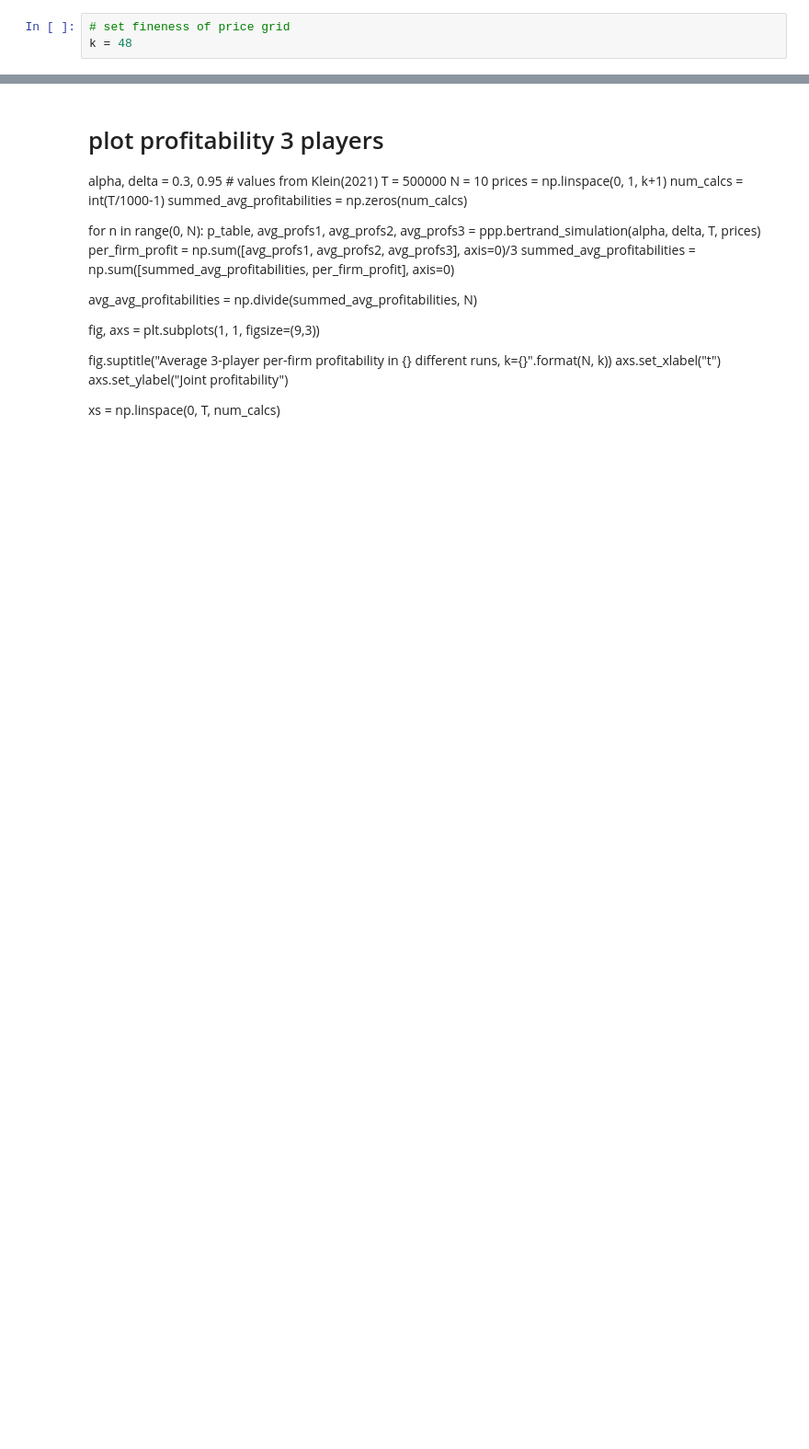
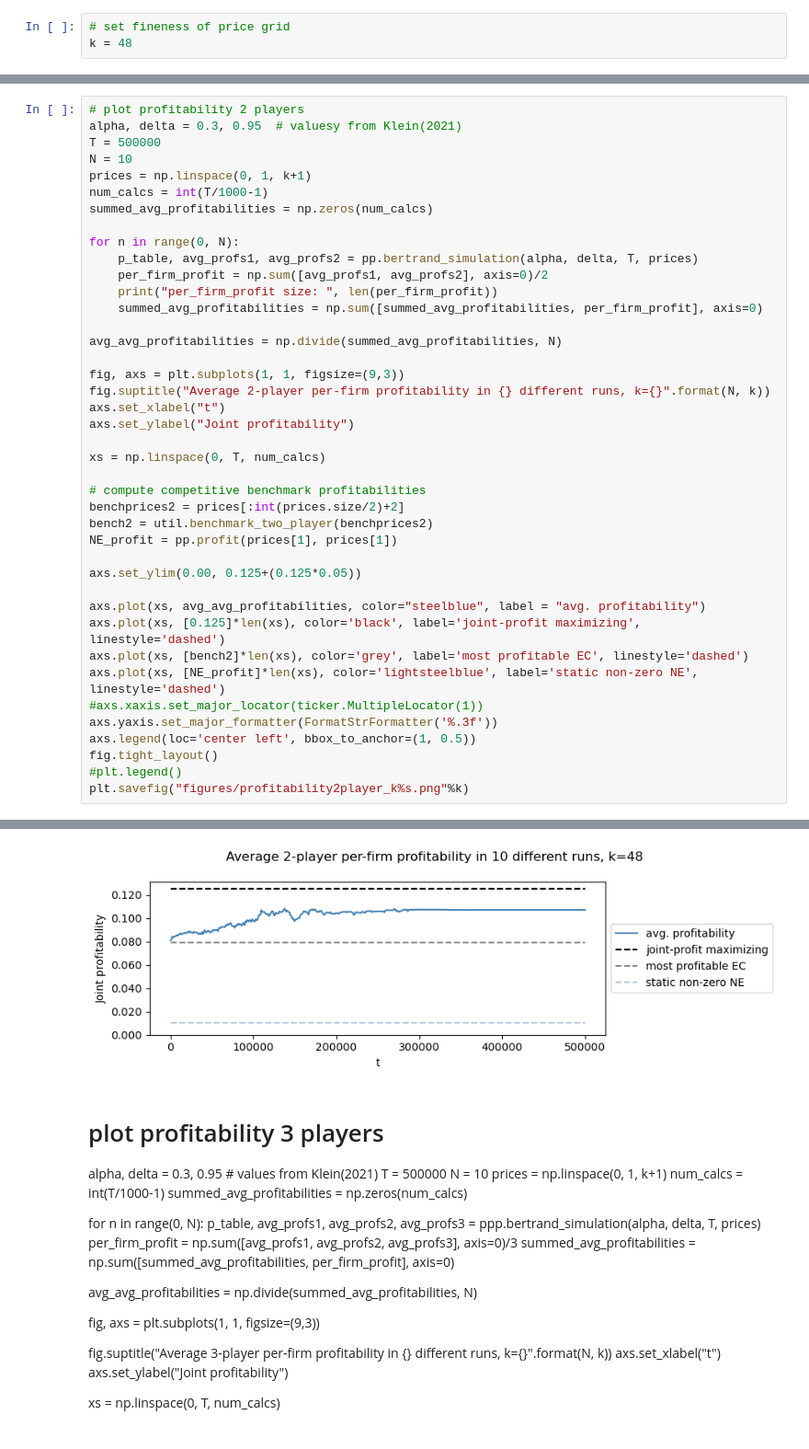
Before and after one commit to daanario/bachelor, a Jupyter notebook: main_v4.ipynb, the cells around one changed output, grey strips where cells are left out. Shown at 92% size. Saved outputs shown, nothing was run; the diff lists cells and outputs as text; blank space fills up the shorter version.

```diff
--- a/main_v4.ipynb
+++ b/main_v4.ipynb
@@ -59,0 +20,42 @@ plt.savefig("figures/profitability2player_k%s.png"%k)
+# %%
+# plot profitability 2 players
+alpha, delta = 0.3, 0.95  # valuesy from Klein(2021)
+T = 500000
+N = 10
+prices = np.linspace(0, 1, k+1)
+num_calcs = int(T/1000-1)
+summed_avg_profitabilities = np.zeros(num_calcs)
+
+for n in range(0, N):
+    p_table, avg_profs1, avg_profs2 = pp.bertrand_simulation(alpha, delta, T, prices)
+    per_firm_profit = np.sum([avg_profs1, avg_profs2], axis=0)/2
+    print("per_firm_profit size: ", len(per_firm_profit))
+    summed_avg_profitabilities = np.sum([summed_avg_profitabilities, per_firm_profit], axis=0)
+
+avg_avg_profitabilities = np.divide(summed_avg_profitabilities, N)
+
+fig, axs = plt.subplots(1, 1, figsize=(9,3))
+fig.suptitle("Average 2-player per-firm profitability in {} different runs, k={}".format(N, k))
+axs.set_xlabel("t")
+axs.set_ylabel("Joint profitability")
+
+xs = np.linspace(0, T, num_calcs)
+
+# compute competitive benchmark profitabilities
+benchprices2 = prices[:int(prices.size/2)+2]
+bench2 = util.benchmark_two_player(benchprices2)
+NE_profit = pp.profit(prices[1], prices[1])
+
+axs.set_ylim(0.00, 0.125+(0.125*0.05))
+
+axs.plot(xs, avg_avg_profitabilities, color="steelblue", label = "avg. profitability")
+axs.plot(xs, [0.125]*len(xs), color='black', label='joint-profit maximizing', linestyle='dashed')
+axs.plot(xs, [bench2]*len(xs), color='grey', label='most profitable EC', linestyle='dashed')
+axs.plot(xs, [NE_profit]*len(xs), color='lightsteelblue', label='static non-zero NE', linestyle='dashed')
+#axs.xaxis.set_major_locator(ticker.MultipleLocator(1))
+axs.yaxis.set_major_formatter(FormatStrFormatter('%.3f'))
+axs.legend(loc='center left', bbox_to_anchor=(1, 0.5))
+fig.tight_layout()
+#plt.legend()
+plt.savefig("figures/profitability2player_k%s.png"%k)
+# %% [output]
@@ -60,3 +72,4 @@ plt.savefig("figures/profitability2player_k%s.png"%k)
+[figure, added]
 # %% [markdown]
 # plot profitability 3 players
 alpha, delta = 0.3, 0.95  # values from Klein(2021)
```
Also changed, not shown: parts of 13 cells of this notebook.
